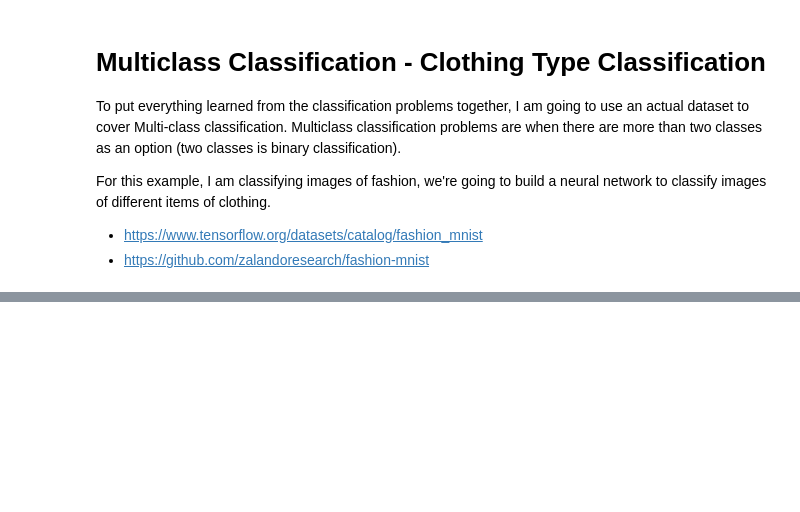
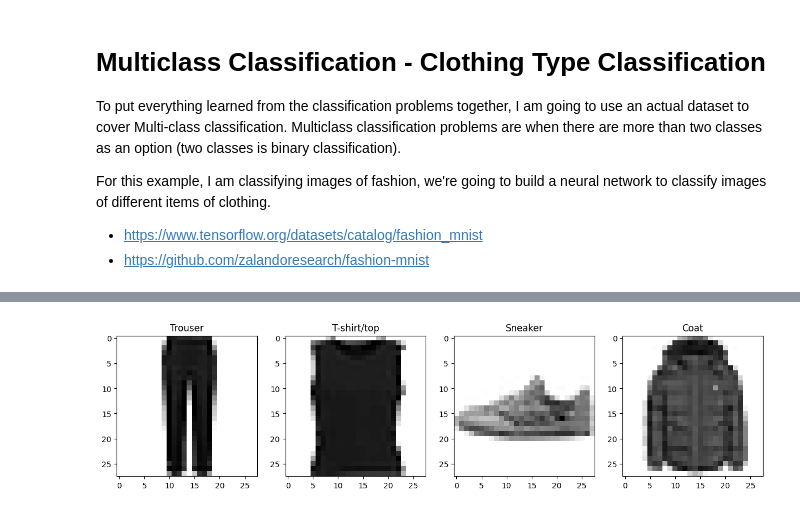
Before and after one commit to bkubick/deep-learning-development, a Jupyter notebook: projects/clothing_image_classification/clothing_image_classification.ipynb, the cells around one changed output, grey strips where cells are left out. Drawn from its saved outputs; the diff is of its cells as text; code cells hidden in the pictures; blank space fills up the shorter version.

```diff
--- a/projects/clothing_image_classification/clothing_image_classification.ipynb
+++ b/projects/clothing_image_classification/clothing_image_classification.ipynb
@@ -56,4 +104,7 @@ train_data[0].shape, train_data.dtype, train_labels[0].shape, train_labels[0].dt
 # %%
 # Looking at some images
-utils.plot.plot_images([0, 1, 2, 3], train_data, train_labels, class_names, black_and_white=True)
+indexes = [random.randint(0, len(train_data)) for i in range(4)]
+ml_toolbox.analysis.image.plot_images_by_indices(indexes, train_data, train_labels, class_names, black_and_white=True)
+# %% [output]
+[figure, added]
 # %%
```
Also changed, not shown: parts of 65 cells of this notebook, 1 other file.
